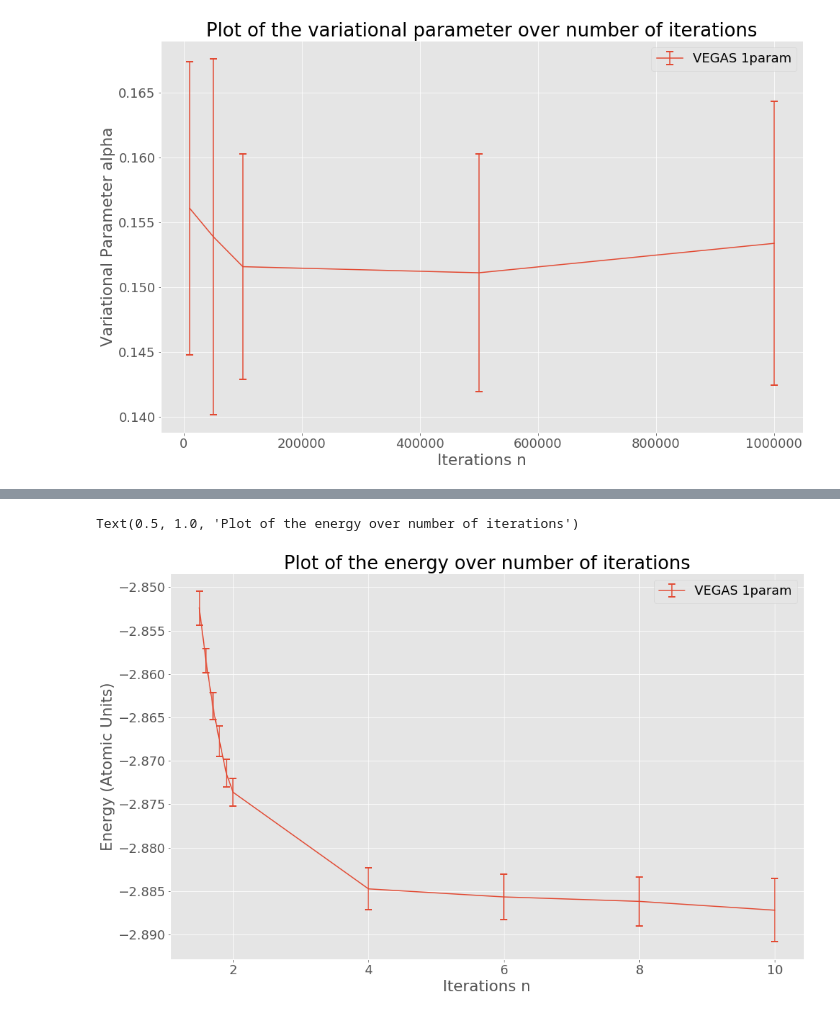
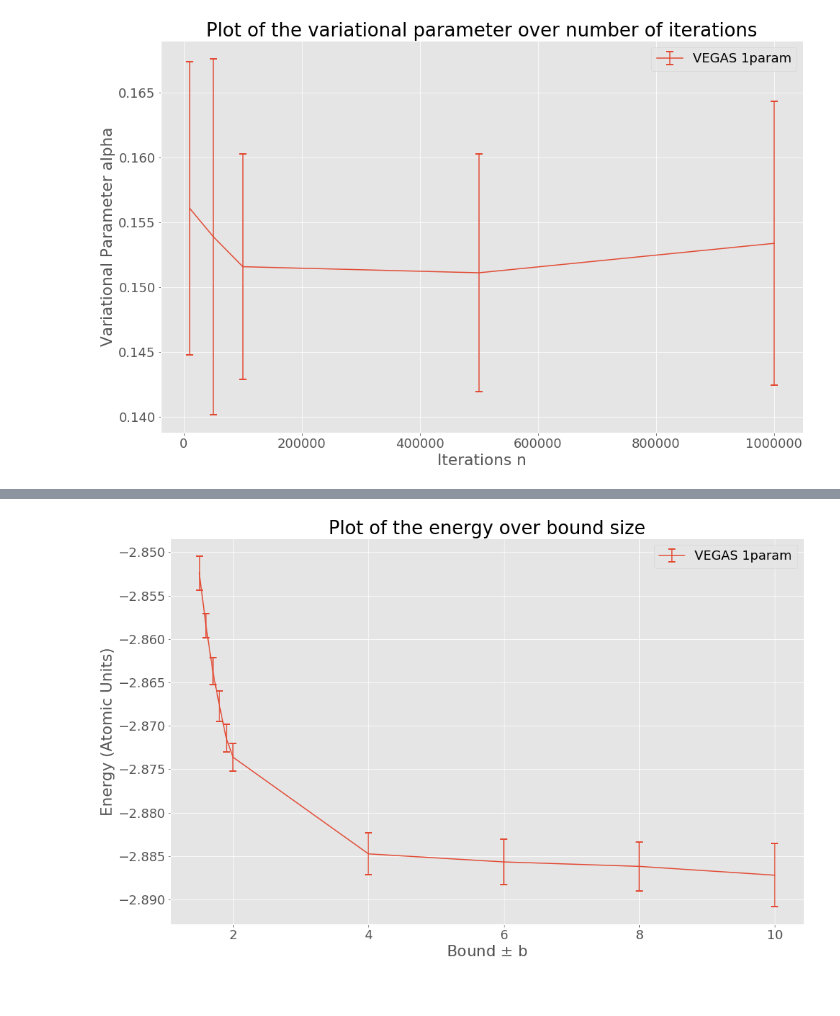
Before and after one commit to metrosierra/quVario, a Jupyter notebook: helium_markii/__results__/processed/vegas_analysis.ipynb, the cells around one changed output, grey strips where cells are left out. Drawn from its saved outputs; the diff is of its cells as text; code cells hidden in the pictures.

```diff
--- a/helium_markii/__results__/processed/vegas_analysis.ipynb
+++ b/helium_markii/__results__/processed/vegas_analysis.ipynb
@@ -60,18 +79,17 @@ bounds, benergy, balpha, bestd,bastd = np.loadtxt('vegas_bound_comp.csv', delimi
 # %%
 plt.style.use('ggplot')
 plt.rcParams.update({'font.size': 18})
 plt.figure(figsize=(16,10))
 
 mew = 2
 cs = 5
-plt.xlabel('Iterations n')
+plt.xlabel('Bound $\pm$ b')
 plt.ylabel('Energy (Atomic Units)')
 plt.errorbar(bounds,benergy, yerr = bestd, mew = 2, capsize=cs, label='VEGAS 1param')
 plt.legend()
 
-plt.title('Plot of the energy over number of iterations')
-#plt.savefig('1param_energy_comp')
-#plt.show()
+plt.title('Plot of the energy over bound size')
+plt.savefig('1param_benergy_comp')
+plt.show()
 # %% [output]
-Text(0.5, 1.0, 'Plot of the energy over number of iterations')
-[figure, old version]
+[figure, new version]
```
Also changed, not shown: parts of 11 cells of this notebook, 7 other files.
